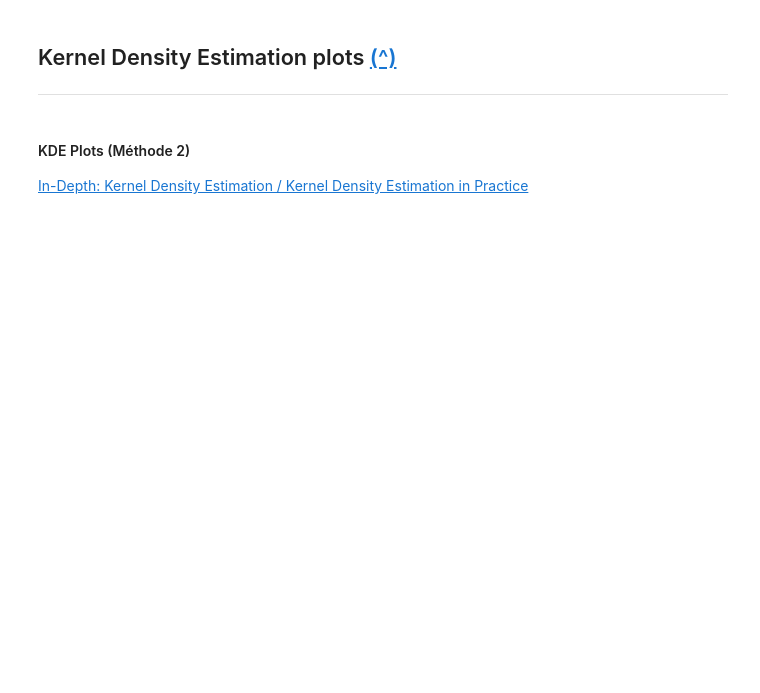
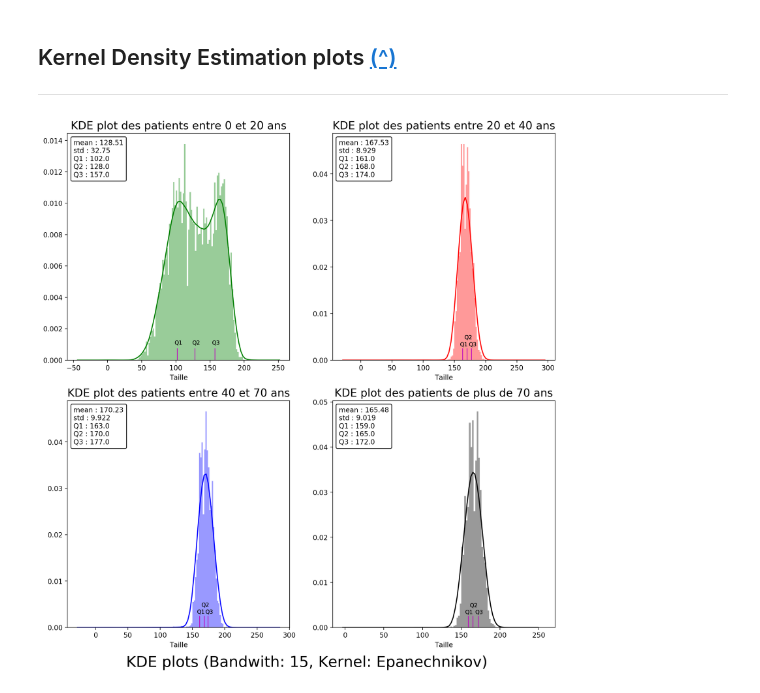
Before and after one commit to ldancelme/clb_notebooks, a Jupyter notebook: groups_taille.ipynb, the cells around one changed output. Drawn from its saved outputs; the diff is of its cells as text; code cells hidden in the pictures; blank space fills up the shorter version.

```diff
--- a/groups_taille.ipynb
+++ b/groups_taille.ipynb
@@ -32,12 +33,13 @@ from scipy import stats
 import seaborn as sns
 import statsmodels.api as sm
 from sklearn.neighbors import KernelDensity
+import probscale
 
 start = timeit.default_timer()
 
 # Load data
-# LOX-PC :
-file = os.path.join('C:/Users/LOX/Desktop/CLB/test/Taille', 'mean_std_v2.csv')
+# LOX-PC : file = os.path.join('C:/Users/LOX/Desktop/CLB/test/Taille', 'mean_std_v2.csv')
 # LOX-Mac : file = os.path.join('/Users/loicdancelme/Desktop/Stage_TIS5/test', 'mean_std_v2.csv')
-# CLB-PC : file = os.path.join('C:/Users/dancel/Desktop/DQA/Projet Centrale/Taille', 'mean_std_v2.csv')
+# CLB-PC :
+file = os.path.join('C:/Users/dancel/Desktop/DQA/Projet Centrale/Taille', 'mean_std_v2.csv')
 data = pd.read_csv(file, dtype={'Taille' : float, 'Appli_origine' : str, 'mean' : float, 'std' : float, 'sem' : float}, na_values = '')
@@ -166,35 +190,33 @@ def mean_std_box(lbl, x, y):
               )
     at.patch.set_boxstyle("round,pad=0.,rounding_size=0.2")
     axes[x][y].add_artist(at)
 
 
 # //// [00-20] range Kernel
 sns.distplot(data20['Taille'], bins= np.arange(0,220,2), norm_hist = False, color="g", ax=axes[0, 0], kde_kws={"bw":15, "kernel":"epa"})
 iqr_plot(iqr20, axes[0][0], 0.001, 0.001)
 axes[0][0].set_title('KDE plot des patients entre 0 et 20 ans', fontsize=16)
 mean_std_box(lbl20, 0, 0)
 
 # //// [20-40] range histogram
 sns.distplot(data20_40['Taille'], bins= np.arange(70,260,2), color="b", ax=axes[1, 0], kde_kws={"bw":15, "kernel":"epa"})
 iqr_plot(iqr20_40, axes[0][1], 0.003, 0.0045)
 axes[0][1].set_title('KDE plot des patients entre 20 et 40 ans', fontsize=16)
 mean_std_box(lbl20_40, 1, 0)
 
 # //// [40-70] range histogram
 sns.distplot(data40_70['Taille'], bins= np.arange(70,260,2), color="r", ax=axes[0, 1], kde_kws={"bw":15, "kernel":"epa"})
 iqr_plot(iqr40_70, axes[1][0], 0.003, 0.0045)
 axes[1][0].set_title('KDE plot des patients entre 40 et 70 ans', fontsize=16)
 mean_std_box(lbl40_70, 0, 1)
 
 # //// [70-110] range histogram
 sns.distplot(data70['Taille'], bins= np.arange(70,260,2), color="k", ax=axes[1, 1], kde_kws={"bw":15, "kernel":"epa"})
 iqr_plot(iqr70, axes[1][1], 0.003, 0.0045)
 axes[1][1].set_title('KDE plot des patients de plus de 70 ans', fontsize=16)
 mean_std_box(lbl70, 1, 1)
 
-plt.suptitle("KDE plots (Bandwith: Silverman, Kernel: Epanechnikov)", fontsize = 22, y = 0)
+plt.suptitle("KDE plots (Bandwith: 15, Kernel: Epanechnikov)", fontsize = 22, y = 0)
 plt.tight_layout(pad=1)
+# %% [output]
+[figure, added]
-# %% [markdown]
-#### KDE Plots (Méthode 2)
-
-[In-Depth: Kernel Density Estimation / Kernel Density Estimation in Practice](https://jakevdp.github.io/PythonDataScienceHandbook/05.13-kernel-density-estimation.html#Kernel-Density-Estimation-in-Practice)
```
Also changed, not shown: parts of 12 cells of this notebook, 2 other files.
